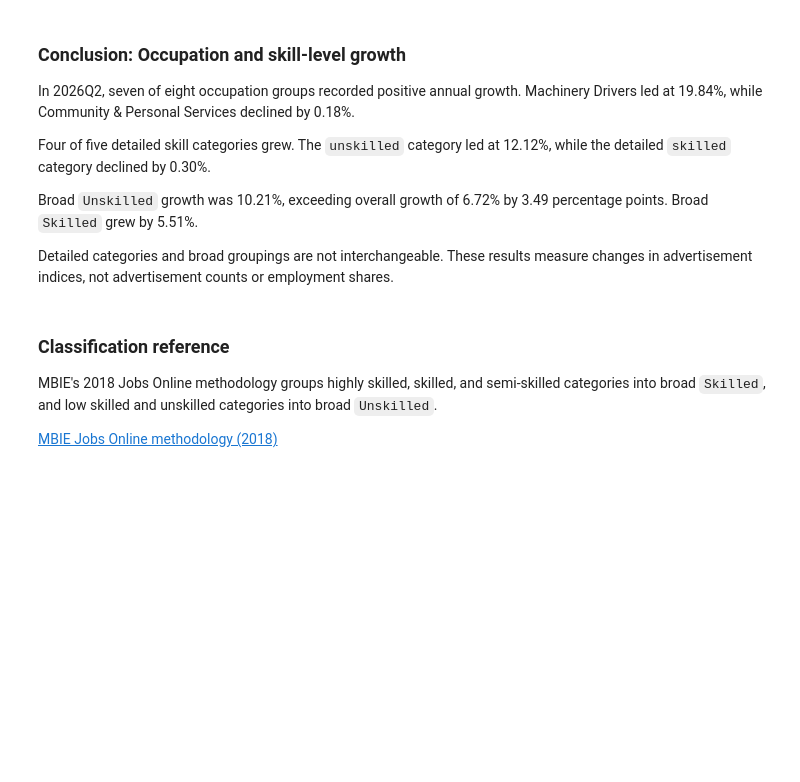
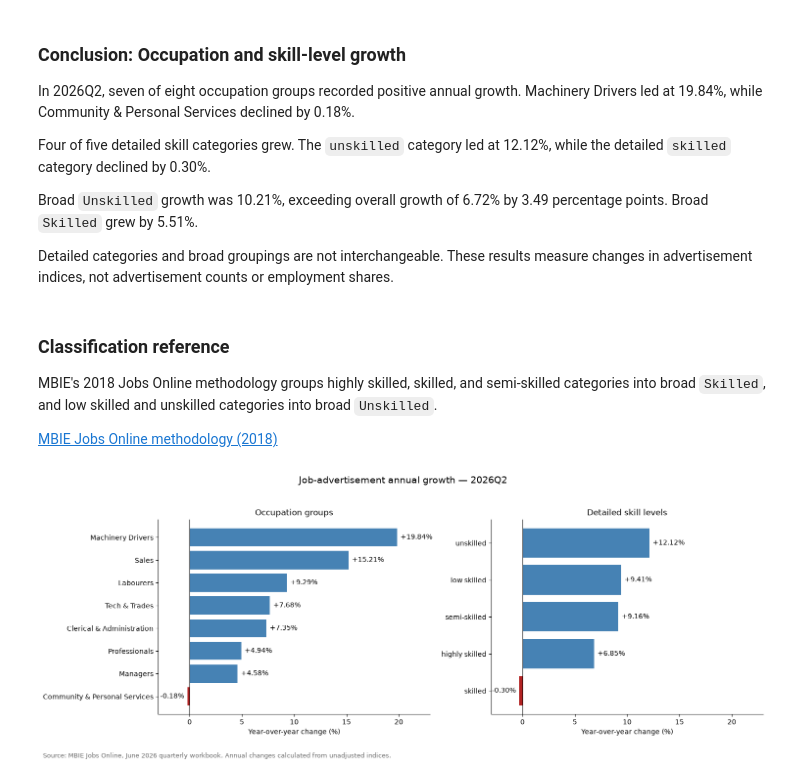
Before and after one commit to kamalpreetsinghh/nz-job-market-data-analysis, a Jupyter notebook: notebooks/04_occupation_skill_analysis.ipynb, the cells around one changed output. Drawn from its saved outputs; the diff is of its cells as text; code cells hidden in the pictures; blank space fills up the shorter version.

Commit message:
Visualize occupation and skill growth and update README

```diff
--- a/notebooks/04_occupation_skill_analysis.ipynb
+++ b/notebooks/04_occupation_skill_analysis.ipynb
@@ -112,3 +112,66 @@ and semi-skilled categories into broad `Skilled`, and low skilled
 and unskilled categories into broad `Unskilled`.
 
 [MBIE Jobs Online methodology (2018)](https://www.mbie.govt.nz/assets/82f9a170cc/jobs-online-methodology-2018.pdf)
+# %%
+import matplotlib.pyplot as plt
+
+fig, axes = plt.subplots(1, 2, figsize=(15, 6))
+
+chart_groups = [
+    ("Occupation", "Occupation groups"),
+    ("Detailed skill", "Detailed skill levels")
+]
+
+for ax, (group, title) in zip(axes, chart_groups):
+    latest_growth = (
+        annual_growth_tables[group]
+        .iloc[-1]
+        .sort_values()
+    )
+
+    colors = [
+        "steelblue" if value >= 0 else "firebrick"
+        for value in latest_growth
+    ]
+
+    bars = ax.barh(
+        latest_growth.index,
+        latest_growth.values,
+        color=colors
+    )
+
+    ax.bar_label(
+        bars,
+        labels=[f"{value:+.2f}%" for value in latest_growth],
+        padding=5
+    )
+
+    ax.set_title(title)
+    ax.set_xlabel("Year-over-year change (%)")
+    ax.axvline(0, color="black", linewidth=0.8)
+    ax.set_xlim(-3, 23)
+    ax.spines["top"].set_visible(False)
+    ax.spines["right"].set_visible(False)
+
+latest_quarter = (
+    annual_growth_tables["Occupation"].index[-1].to_period("Q")
+)
+
+fig.suptitle(
+    f"Job-advertisement annual growth — {latest_quarter}",
+    fontsize=14
+)
+
+fig.text(
+    0.01,
+    0.02,
+    "Source: MBIE Jobs Online, June 2026 quarterly workbook. "
+    "Annual changes calculated from unadjusted indices.",
+    fontsize=9,
+    color="dimgray"
+)
+
+fig.tight_layout(rect=[0, 0.07, 1, 0.95])
+plt.show()
+# %% [output]
+[figure, added]
```
Also changed, not shown: 2 other files.
